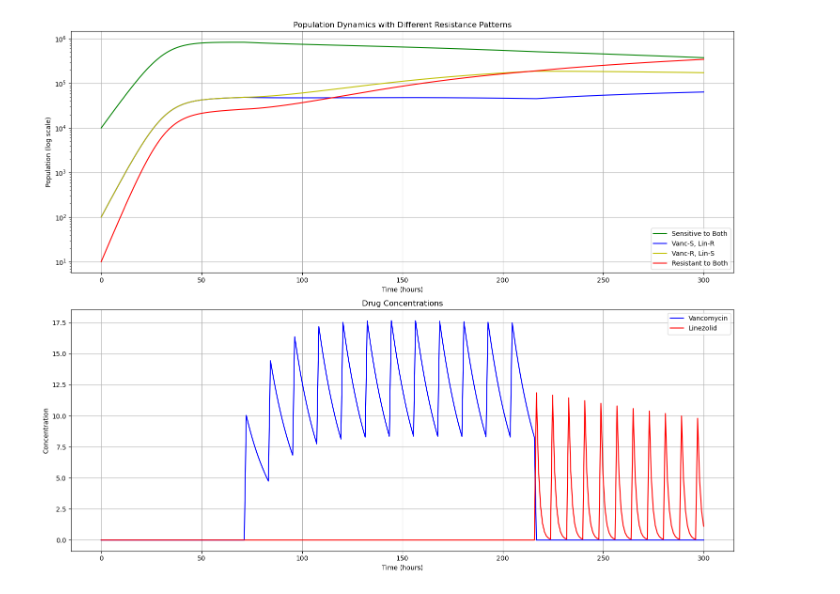
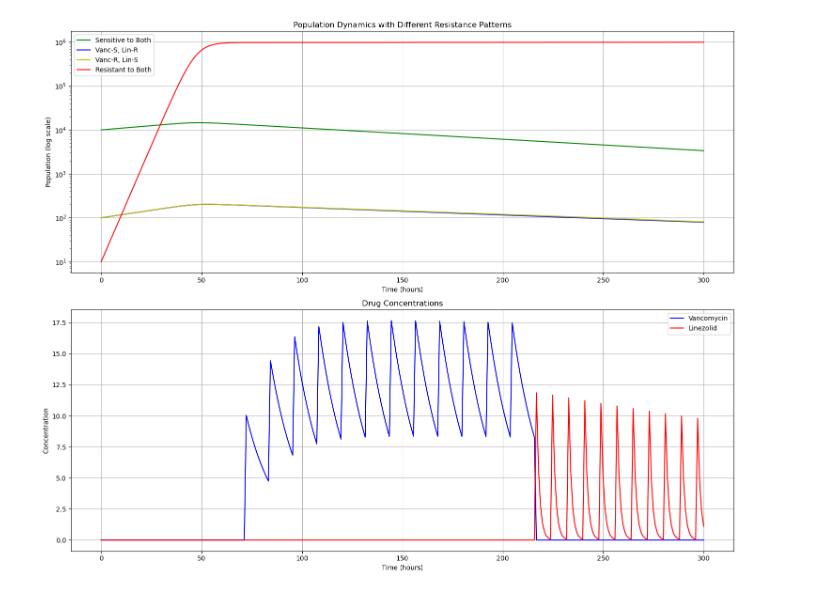
Before and after one commit to jacobkammer/Antibiotic_Resistance_Models, a Jupyter notebook: Enhanced_models.ipynb, the cells around one changed output. Cells and saved outputs as stored; diff of their text form; code cells hidden in the pictures.

```diff
--- a/Enhanced_models.ipynb
+++ b/Enhanced_models.ipynb
@@ -408,8 +165,8 @@ drug_params = {
 # Model parameters
 model_params = {
     # Growth rates
-    'rho_sensitive': 0.15,    # Fully sensitive strain
-    'rho_partial': 0.20,      # Partially resistant strains
+    'rho_sensitive': 0.015,    # Fully sensitive strain
+    'rho_partial': 0.020,      # Partially resistant strains
     'rho_resistant': 0.25,    # Fully resistant strain
 
     # Death rates
@@ -422,17 +179,17 @@ model_params = {
 
     # Drug effectiveness parameters
     'EC50_vanco': 0.03,
-    'EC50_linez': 0.02,
+    'EC50_linez': 0.00000002,
     'max_drug_effect_vanco': 0.8,
-    'max_drug_effect_linez': 0.7,
+    'max_drug_effect_linez': 0.999,
 
     # Resistance factors
     'resistance_factor_vanco': 0.3,
-    'resistance_factor_linez': 0.2,
+    'resistance_factor_linez': 1e-8,
 
     # Mutation rates
     'mutation_rate_vanco': 1e-6,
-    'mutation_rate_linez': 1e-7,
+    'mutation_rate_linez': 1e-17,
 }
 
 def simulate_resistance_dynamics(
@@ -491,33 +248,33 @@ def simulate_resistance_dynamics(
     fig, (ax1, ax2) = plt.subplots(2, 1, figsize=(15, 12))
 
     # Population dynamics
     ax1.semilogy(solution.t, solution.y[0], 'g-', label='Sensitive to Both')
     ax1.semilogy(solution.t, solution.y[1], 'b-', label='Vanc-S, Lin-R')
     ax1.semilogy(solution.t, solution.y[2], 'y-', label='Vanc-R, Lin-S')
     ax1.semilogy(solution.t, solution.y[3], 'r-', label='Resistant to Both')
     ax1.grid(True)
     ax1.legend()
     ax1.set_title('Population Dynamics with Different Resistance Patterns')
     ax1.set_xlabel('Time (hours)')
     ax1.set_ylabel('Population (log scale)')
 
     # Drug concentrations
     ax2.plot(time, conc_vancomycin, 'b-', label='Vancomycin')
     ax2.plot(time, conc_linezolid, 'r-', label='Linezolid')
     ax2.grid(True)
     ax2.legend()
     ax2.set_title('Drug Concentrations')
     ax2.set_xlabel('Time (hours)')
     ax2.set_ylabel('Concentration')
 
     plt.tight_layout()
     plt.show()
 
     return solution, fig
 
 # Run the simulation
 solution, fig = simulate_resistance_dynamics()
 # %% [output]
-[figure, old version]
+[figure, new version]
 # %%
 solution, fig = simulate_resistance_dynamics()
```
Also changed, not shown: parts of 15 cells of this notebook, 7 other files.
